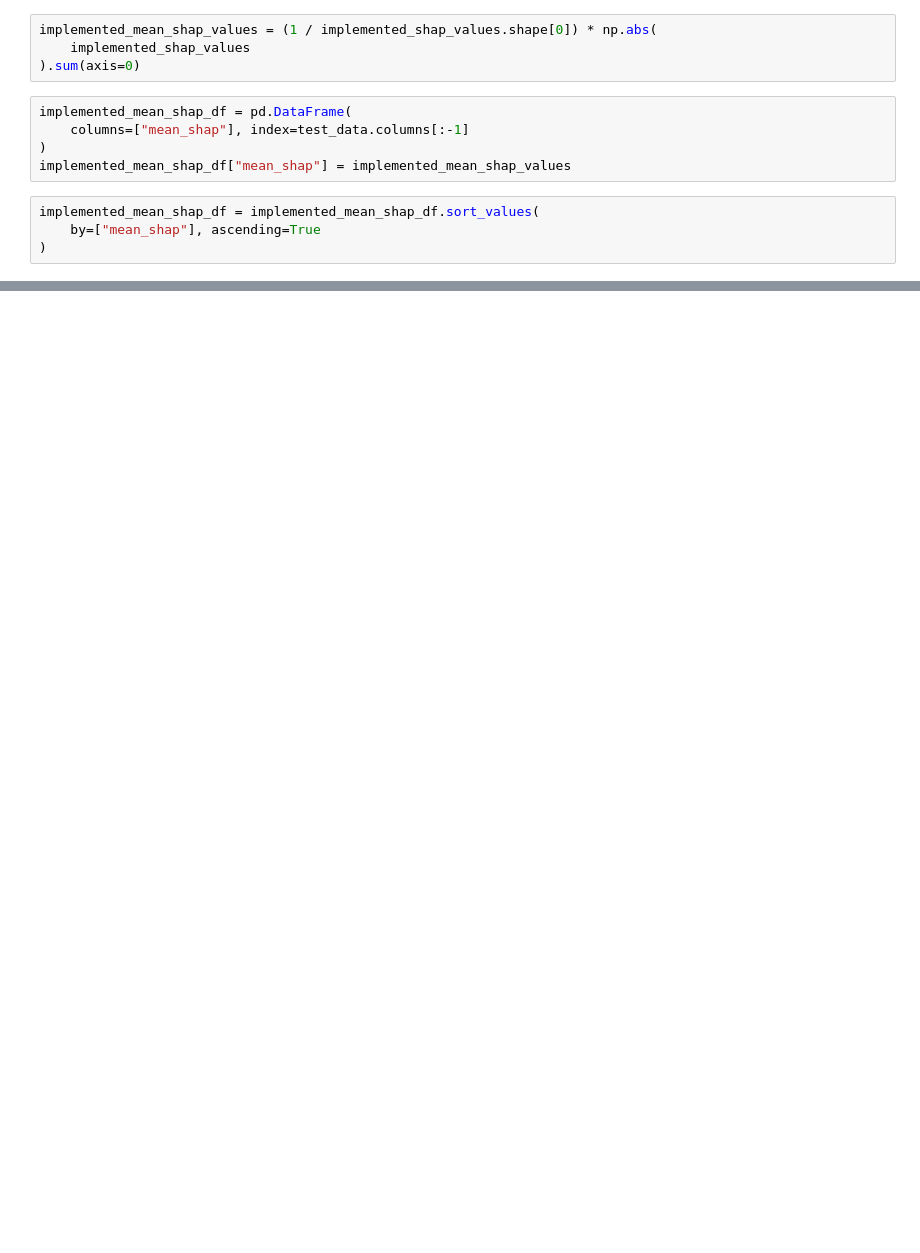
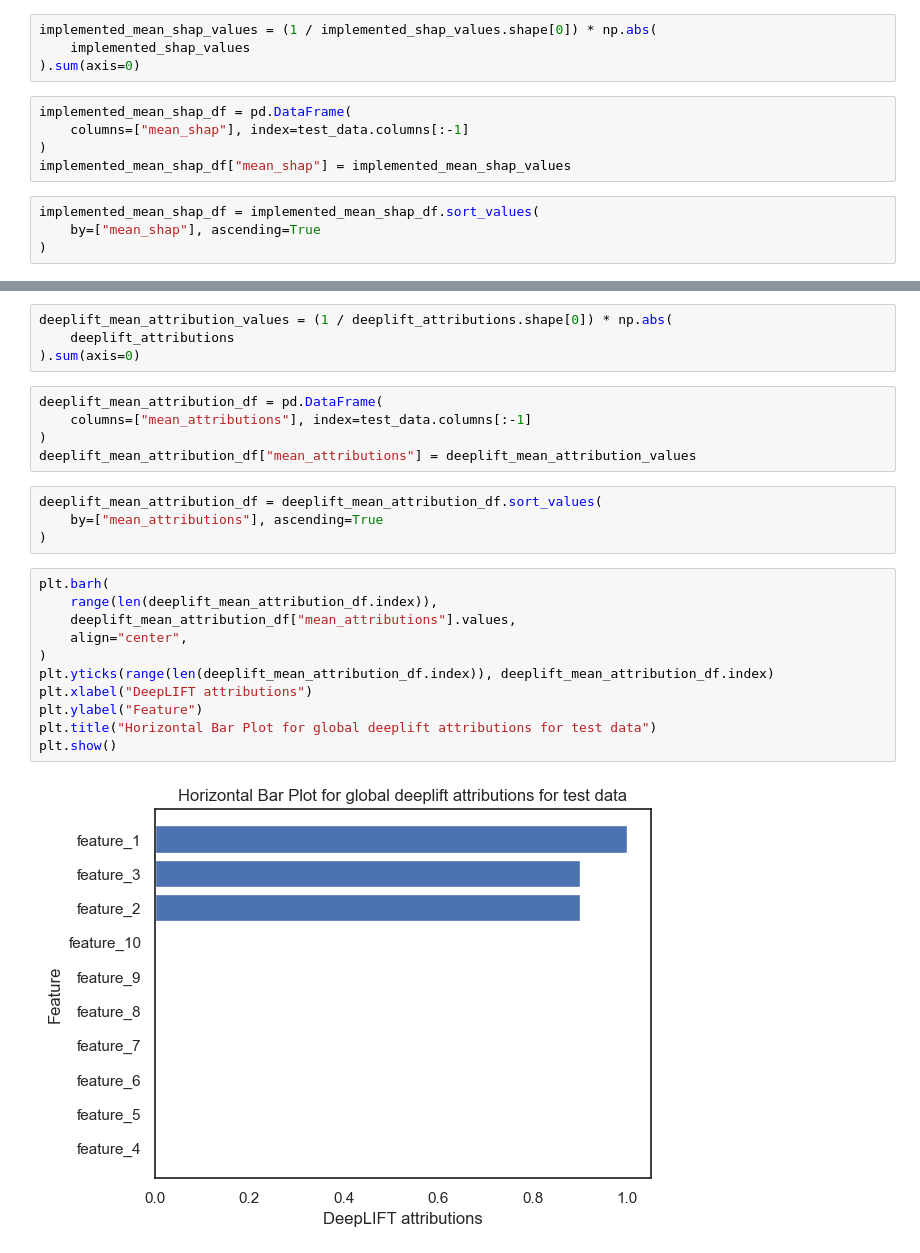
Before and after one commit to kevalpipalia/COMP565-xAI, a Jupyter notebook: COMP565_A3_xai.ipynb, the cells around one changed output, grey strips where cells are left out. Drawn from its saved outputs; the diff is of its cells as text; blank space fills up the shorter version.

```diff
--- a/COMP565_A3_xai.ipynb
+++ b/COMP565_A3_xai.ipynb
@@ -245,0 +292,26 @@ plt.show()
+# %%
+deeplift_mean_attribution_values = (1 / deeplift_attributions.shape[0]) * np.abs(
+    deeplift_attributions
+).sum(axis=0)
+# %%
+deeplift_mean_attribution_df = pd.DataFrame(
+    columns=["mean_attributions"], index=test_data.columns[:-1]
+)
+deeplift_mean_attribution_df["mean_attributions"] = deeplift_mean_attribution_values
+# %%
+deeplift_mean_attribution_df = deeplift_mean_attribution_df.sort_values(
+    by=["mean_attributions"], ascending=True
+)
+# %%
+plt.barh(
+    range(len(deeplift_mean_attribution_df.index)),
+    deeplift_mean_attribution_df["mean_attributions"].values,
+    align="center",
+)
+plt.yticks(range(len(deeplift_mean_attribution_df.index)), deeplift_mean_attribution_df.index)
+plt.xlabel("DeepLIFT attributions")
+plt.ylabel("Feature")
+plt.title("Horizontal Bar Plot for global deeplift attributions for test data")
+plt.show()
+# %% [output]
+[figure, added]
```
Also changed, not shown: parts of 12 cells of this notebook, 2 other files.
